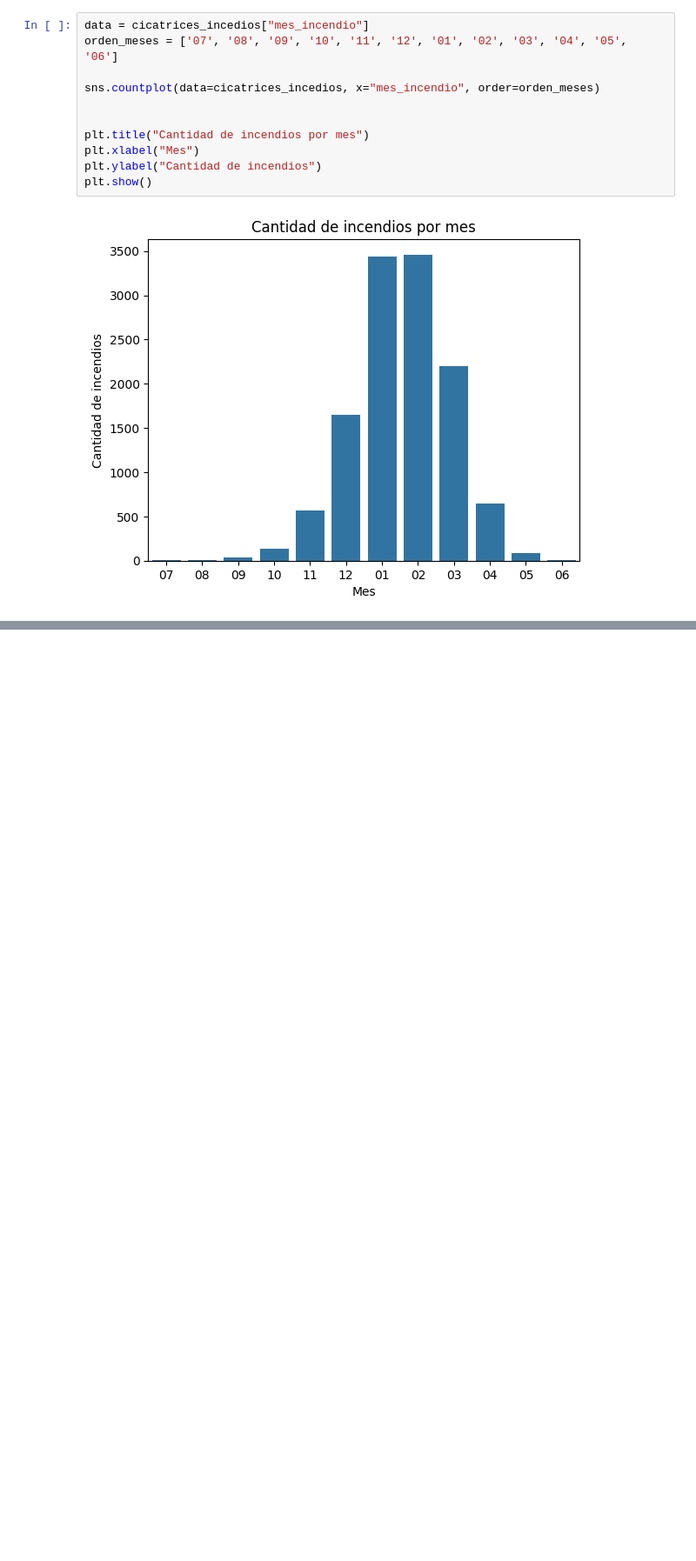
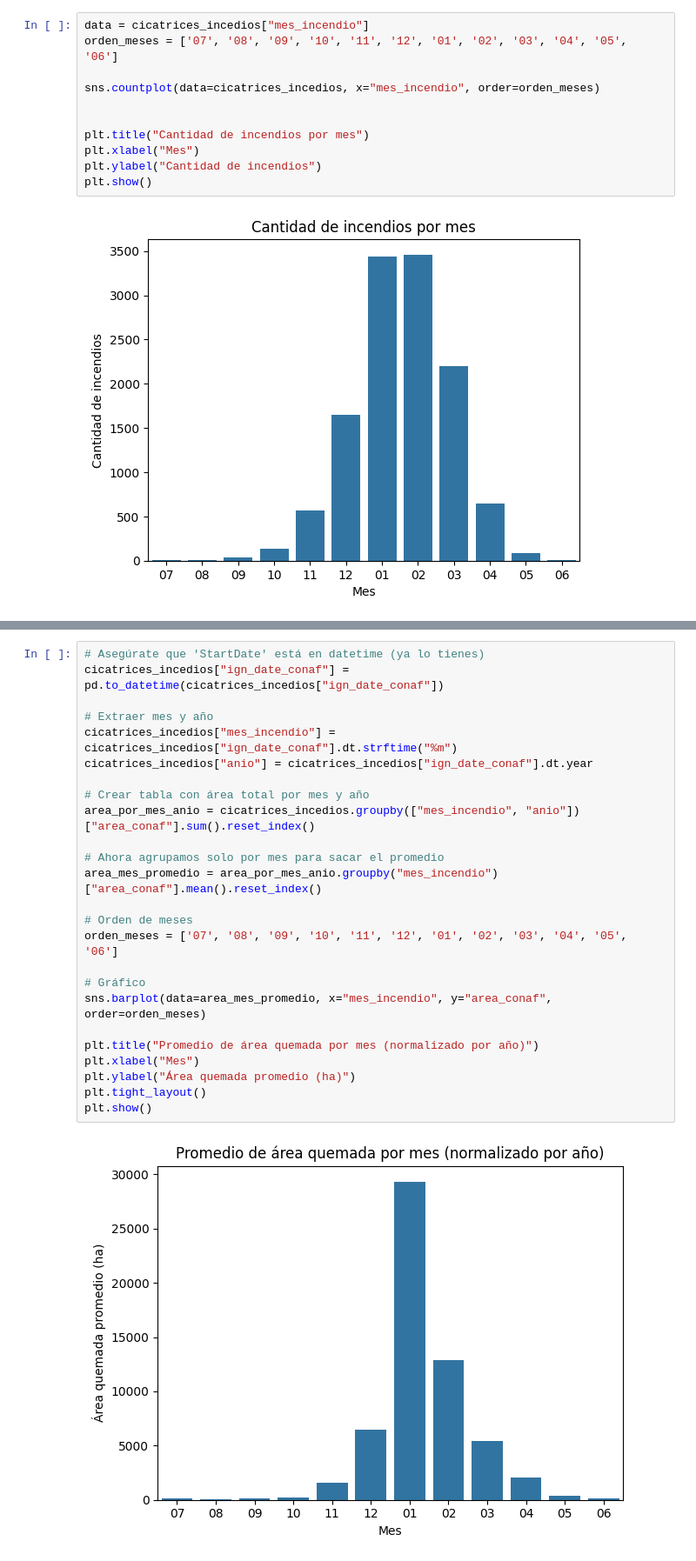
Before and after one commit to Kiki1108/incendios, a Jupyter notebook: analisis_chile.ipynb, the cells around one changed output, grey strips where cells are left out. Shown at 87% size. Drawn from its saved outputs; the diff is of its cells as text; blank space fills up the shorter version.

```diff
--- a/analisis_chile.ipynb
+++ b/analisis_chile.ipynb
@@ -182,3 +224,30 @@ plt.show()
+# %%
+# Asegúrate que 'StartDate' está en datetime (ya lo tienes)
+cicatrices_incedios["ign_date_conaf"] = pd.to_datetime(cicatrices_incedios["ign_date_conaf"])
+
+# Extraer mes y año
+cicatrices_incedios["mes_incendio"] = cicatrices_incedios["ign_date_conaf"].dt.strftime("%m")
+cicatrices_incedios["anio"] = cicatrices_incedios["ign_date_conaf"].dt.year
+
+# Crear tabla con área total por mes y año
+area_por_mes_anio = cicatrices_incedios.groupby(["mes_incendio", "anio"])["area_conaf"].sum().reset_index()
+
+# Ahora agrupamos solo por mes para sacar el promedio
+area_mes_promedio = area_por_mes_anio.groupby("mes_incendio")["area_conaf"].mean().reset_index()
+
+# Orden de meses
+orden_meses = ['07', '08', '09', '10', '11', '12', '01', '02', '03', '04', '05', '06']
+
+# Gráfico
+sns.barplot(data=area_mes_promedio, x="mes_incendio", y="area_conaf", order=orden_meses)
+
+plt.title("Promedio de área quemada por mes (normalizado por año)")
+plt.xlabel("Mes")
+plt.ylabel("Área quemada promedio (ha)")
+plt.tight_layout()
+plt.show()
+# %% [output]
+[figure, added]
 # %%
 # Revisión de la corralación entre variables
 numeric_df = cicatrices_incedios.select_dtypes(include="number")
```
Also changed, not shown: parts of 4 cells of this notebook, 3 other files.
